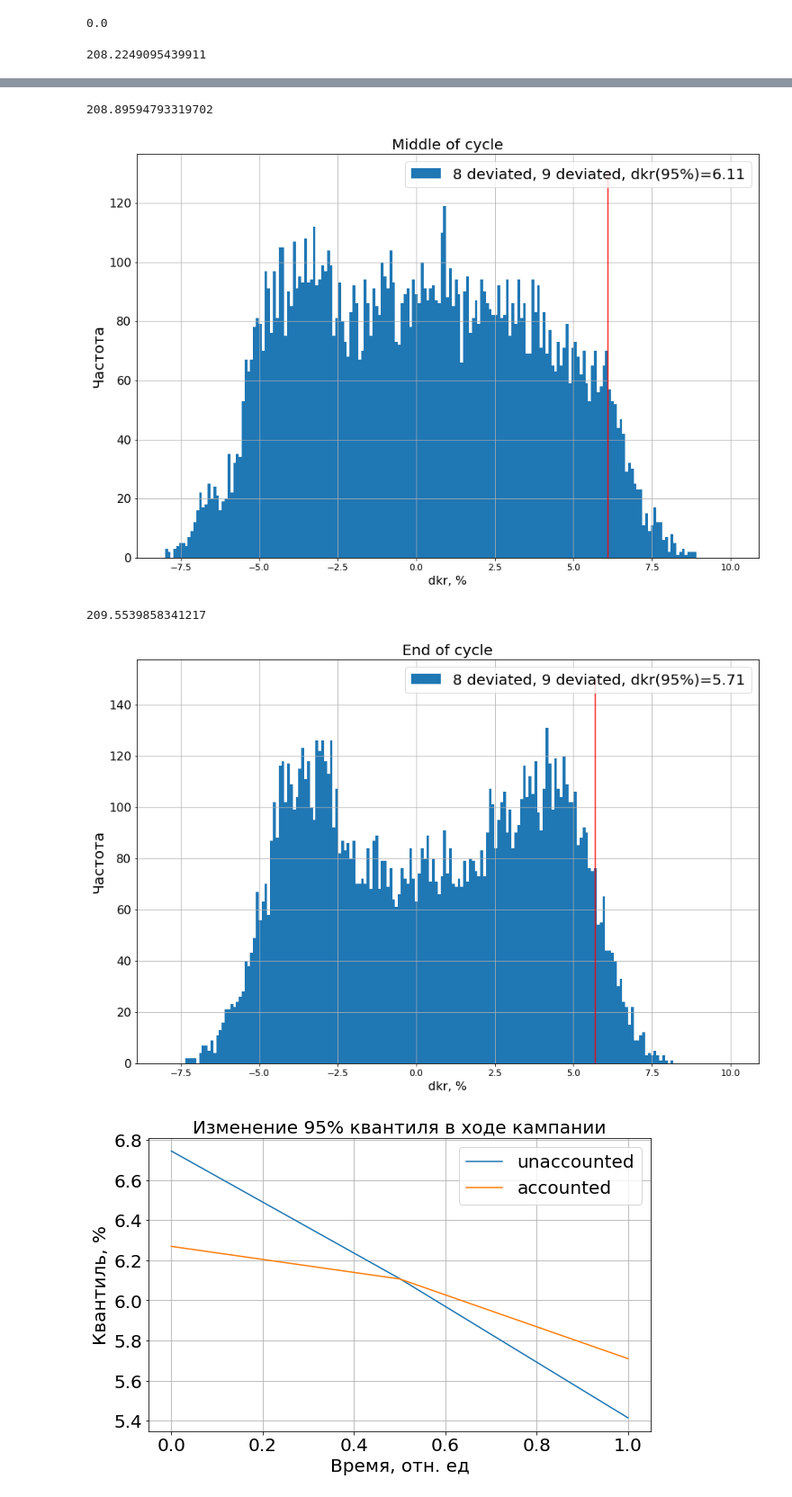
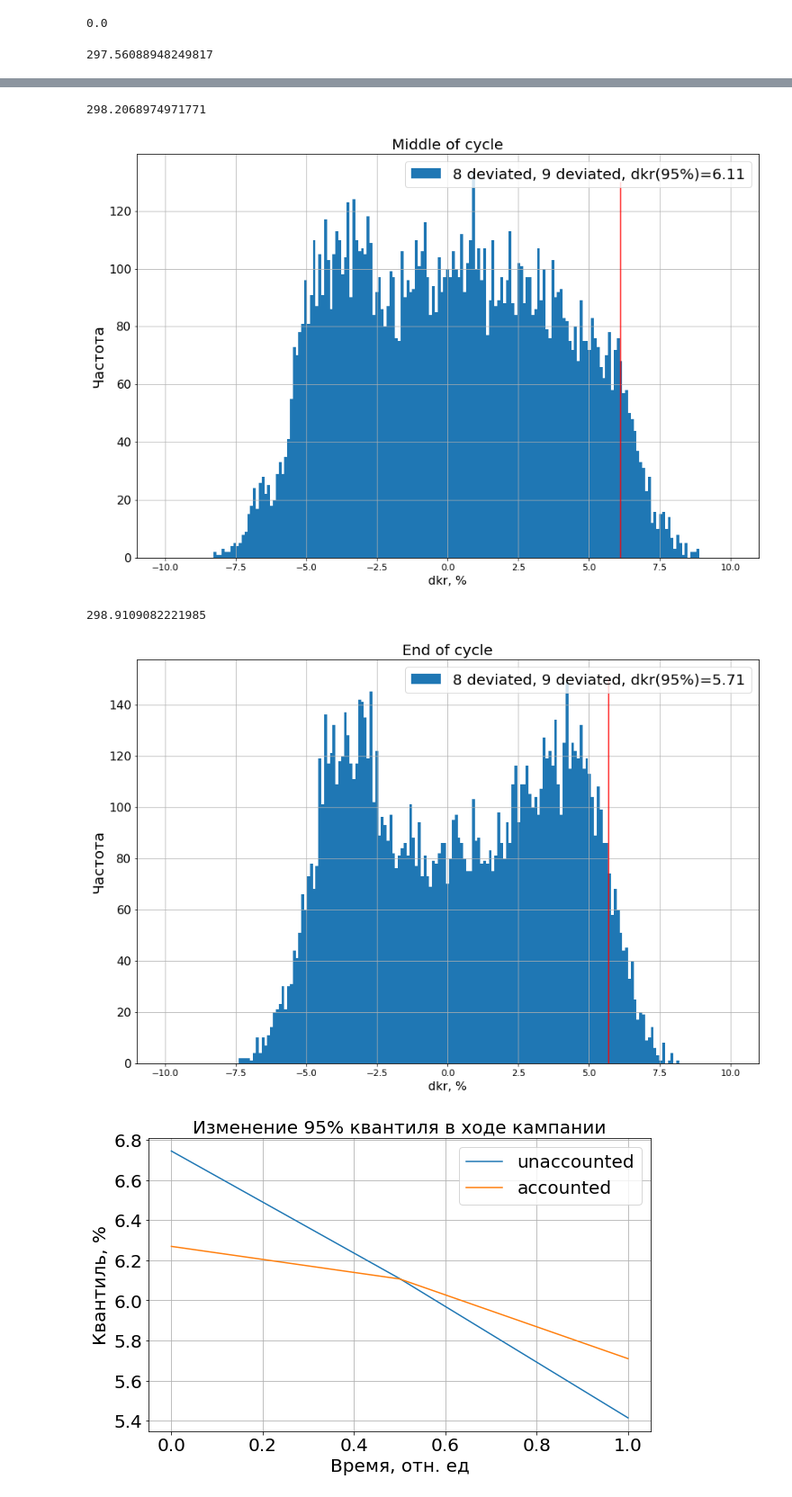
Before and after one commit to maratdzhan/FebProject, a Jupyter notebook: 4.2 Plotting Statistics.ipynb, the cells around one changed output, grey strips where cells are left out. Shown: that part at 90% size. Cells and saved outputs as stored; diff of their text form; code cells hidden in the pictures.

```diff
--- a/4.2 Plotting Statistics.ipynb
+++ b/4.2 Plotting Statistics.ipynb
@@ -26,7 +26,7 @@ it_cennd_b=[]
 it_cennd_m=[]
 it_cennd_e=[]
 # %%
-table_cen_nd.index=np.arange(0,312000,step=1)
+
 vc_cennd=table_cen_nd.query('state==0')
 dkr_cennd=table_cen_nd.loc[:,'kr']
 krd_cennd=vc_cennd.loc[:,'kr']
@@ -291,7 +287,7 @@ itable_cendd_e.to_csv('D:/Vasiliev/PERMAK-A/nv/8dev_9dev/9_kk/dkr_cor_time25_dev
 0.0
 # %%
 t3=time.time()
-bins=np.linspace(-8,10,200)
+bins=np.linspace(-10,10,200)
 print(t3-t2)
 plt.figure(figsize=(15,10))
 plt.grid(True)
@@ -339,4 +335,4 @@ plt.vlines(v1cedd,0,150,color='red')
 plt.legend(fontsize=20)
 plt.show()
 # %% [output]
-208.2249095439911
+297.56088948249817
@@ -344,7 +340,7 @@ plt.show()
-208.89594793319702
+298.2068974971771
-[figure, old version]
+[figure, new version]
-209.5539858341217
+298.9109082221985
-[figure, old version]
+[figure, new version]
 # %%
 qn=pd.Series([v1cbnd,v1cmnd,v1cend])
 qd=pd.Series([v1cbdd,v1cmdd,v1cedd])
```
Also changed, not shown: parts of 10 cells of this notebook, 26 other files.
